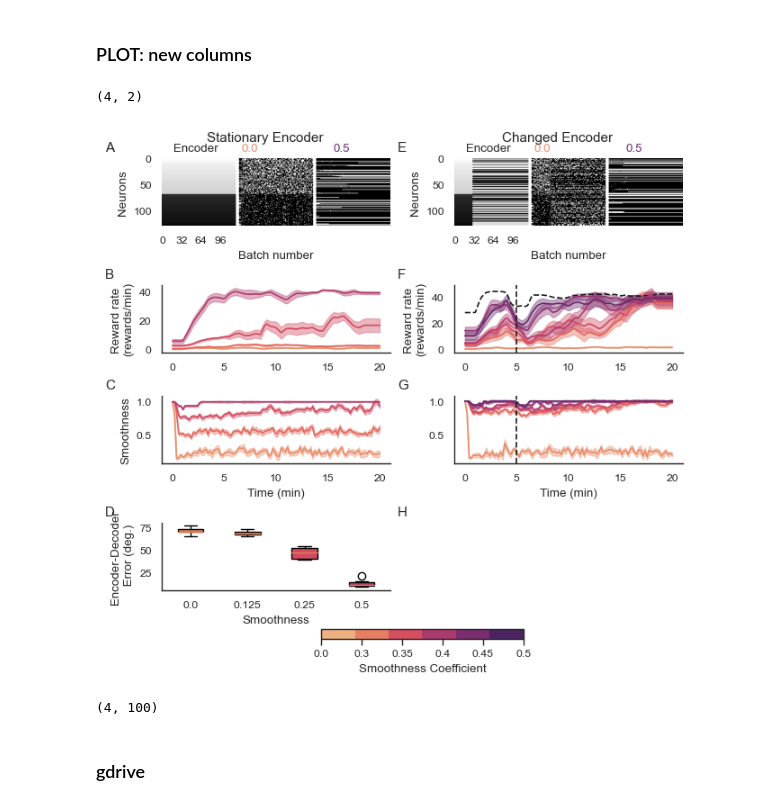
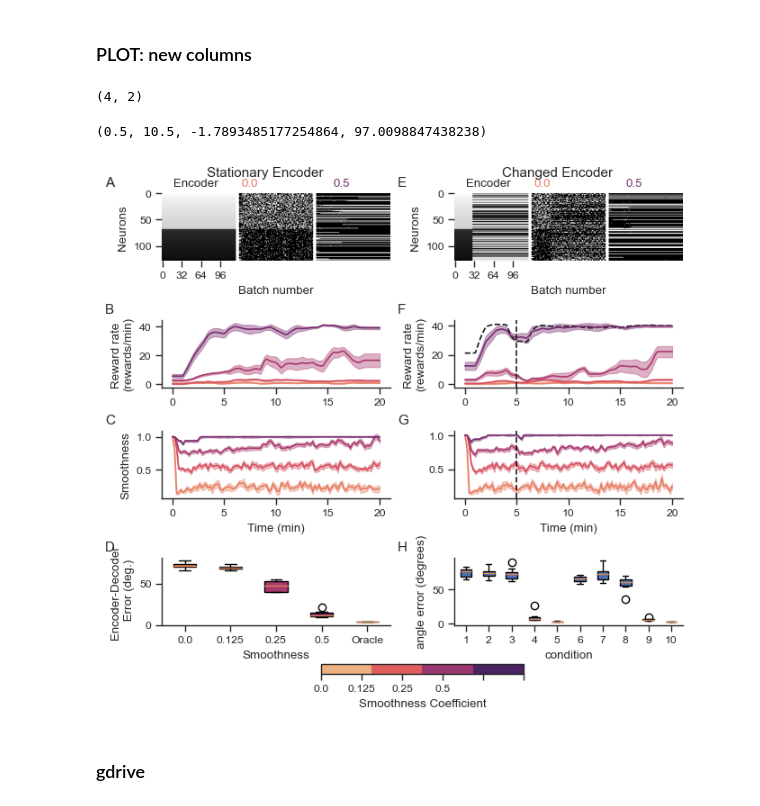
Before and after one commit to sijia66/adaptive_feature_selection, a Jupyter notebook: figure5_convex_algorithm_shuffled_encoder/231019_afs_change_encoder_convex_lasso.ipynb, the cells around one changed output. Saved outputs shown, nothing was run; the diff lists cells and outputs as text; code cells hidden in the pictures.

Commit message:
add oracle results

```diff
--- a/figure5_convex_algorithm_shuffled_encoder/231019_afs_change_encoder_convex_lasso.ipynb
+++ b/figure5_convex_algorithm_shuffled_encoder/231019_afs_change_encoder_convex_lasso.ipynb
@@ -77,14 +76,14 @@ decay_factor_array = [0.2]
 
 # smoothness_array = np.array([0, 0.05, 0.1, 0.125])
 # smoothness_array = np.array([0, 0.25, 0.3, 0.35, 0.4, 0.45,  0.5])
-smoothness_array = np.array([0,  0.1, 0.2, 0.3,  0.4, 0.5])
+smoothness_array = np.array([0,  0.125, 0.25, 0.5])
 smoothness_array = np.round(smoothness_array, ROUND_DECIMALS)
 smoothnesss_array_parameter_scan = np.round(smoothness_array, ROUND_DECIMALS)
 
 num_lags_array = [3]
-num_of_features = 16 # specify how many features we want to use, or None
+num_of_features = 32 # specify how many features we want to use, or None
 
-random_seeds = np.arange(1)
+random_seeds = np.arange(10)
 exp_conds = []
 
 for random_seed in random_seeds:
@@ -532,0 +637,9 @@ Text(0, 0.5, 'Reward Rate')
+# %%
+
+active_angles_all_shuffle =  np.concatenate(
+                                (
+                                active_angles_all_new_middle,
+                                active_angles_oracle_middle_last[:, 0][:, np.newaxis],
+                                active_angles_all_new_last,
+                                active_angles_oracle_middle_last[:, 1][:, np.newaxis]
+                                ), axis = 1)
@@ -651,15 +800,0 @@ with open(data_dump_folder + 'encoder_decoder_box_plot_data.pkl', 'rb') as f:
-# %%
-fig, ax = plt.subplots(1, 1, figsize = (5, 5))
-
-colors = sns.color_palette('flare', n_colors=len(smoothness_array_stationary))
-
-
-box = ax.boxplot(active_angles_all.T,
-                 patch_artist=True)
-
-for patch, color in zip(box['boxes'], colors):
-    patch.set_facecolor(color)
-
-ax.set_xticklabels(smoothness_array_stationary)
-ax.set_xlabel('Smoothness')
-ax.set_ylabel('Encoder-Decoder Error')
@@ -977,14 +1132,14 @@ ax.set_ylabel('Reward rate \n(rewards/min)')
 # last figure is actually the encoder and decoder error
 
 ax = summary_axes[3,0]
-box = ax.boxplot(active_angles_all.T,
+box = ax.boxplot(active_angles_all_stationary.T,
                     patch_artist=True)
 
 for patch, color in zip(box['boxes'], colors):
     patch.set_facecolor(color)
 
 ax.set_ylabel('Encoder-Decoder \n Error (deg.)')
-ax.set_xticklabels(smoothness_array_stationary)
+ax.set_xticklabels(list(smoothness_array_stationary) + ["Oracle"])
 ax.set_xlabel('Smoothness')
 
 
@@ -1061,38 +1216,45 @@ sm = plt.cm.ScalarMappable(cmap="flare", norm=norm)
 for ax in summary_axes_stationary_left_shuffling_right.flatten():
     # for the first and 4th ax, also remove the left spine and the bottom spine
     if ax == summary_axes_stationary_left_shuffling_right[0,0] or ax == summary_axes_stationary_left_shuffling_right[0,1]:
         ax.spines['left'].set_visible(False)
         ax.spines['bottom'].set_visible(False)
     ax.spines['top'].set_visible(False)
     ax.spines['right'].set_visible(False)
 
 # create a discrete colormap
 num_colors = len(smoothnesss_array_parameter_scan)
 cmap = plt.cm.get_cmap('flare', num_colors)
 cmap_discrete = plt.cm.colors.ListedColormap(cmap(np.arange(num_colors)))
 
 # build the color wheel
 norm = plt.Normalize(smoothnesss_array_parameter_scan.min(), smoothnesss_array_parameter_scan.max())
 sm = plt.cm.ScalarMappable(cmap=cmap_discrete, norm=norm)
 
 num_ticks = len(smoothnesss_array_parameter_scan)
 tick_positions = np.linspace(0, 1, num_ticks)  # Normalized positions on the colorbar
 smoothness_normalized = norm(smoothnesss_array_parameter_scan)
 
 # create the colorbar
 cbar = summary_figure.colorbar(sm, ax=summary_axes_stationary_left_shuffling_right[3],
                                orientation='horizontal', location="bottom")
 cbar.set_label('Smoothness Coefficient')
 
 # Set the colorbar ticks to smoothness_color_scan
 cbar.set_ticklabels(smoothnesss_array_parameter_scan)
+
+ax = summary_axes_stationary_left_shuffling_right[3,1]
+
+positions = [1, 2, 3, 4, 5, 6, 7, 9, 10, 11, 12, 13,14, 15]
+ax.boxplot(active_angles_all_shuffle,
+            # positions=positions,
+            patch_artist=True)
+ax.set_ylabel('angle error (degrees)')
+ax.set_xlabel('condition')
+ax.axis('on')
 # %% [output]
 (4, 2)
+(0.5, 10.5, -1.7893485177254864, 97.0098847438238)
-[figure, old version]
+[figure, new version]
-# %%
-smoothness_conds_by_batch_stationary.shape
-# %% [output]
-(4, 100)
 # %%
 # save the plotting data
 plotting_data = dict()
```
Also changed, not shown: parts of 28 cells of this notebook, 6 other files.
